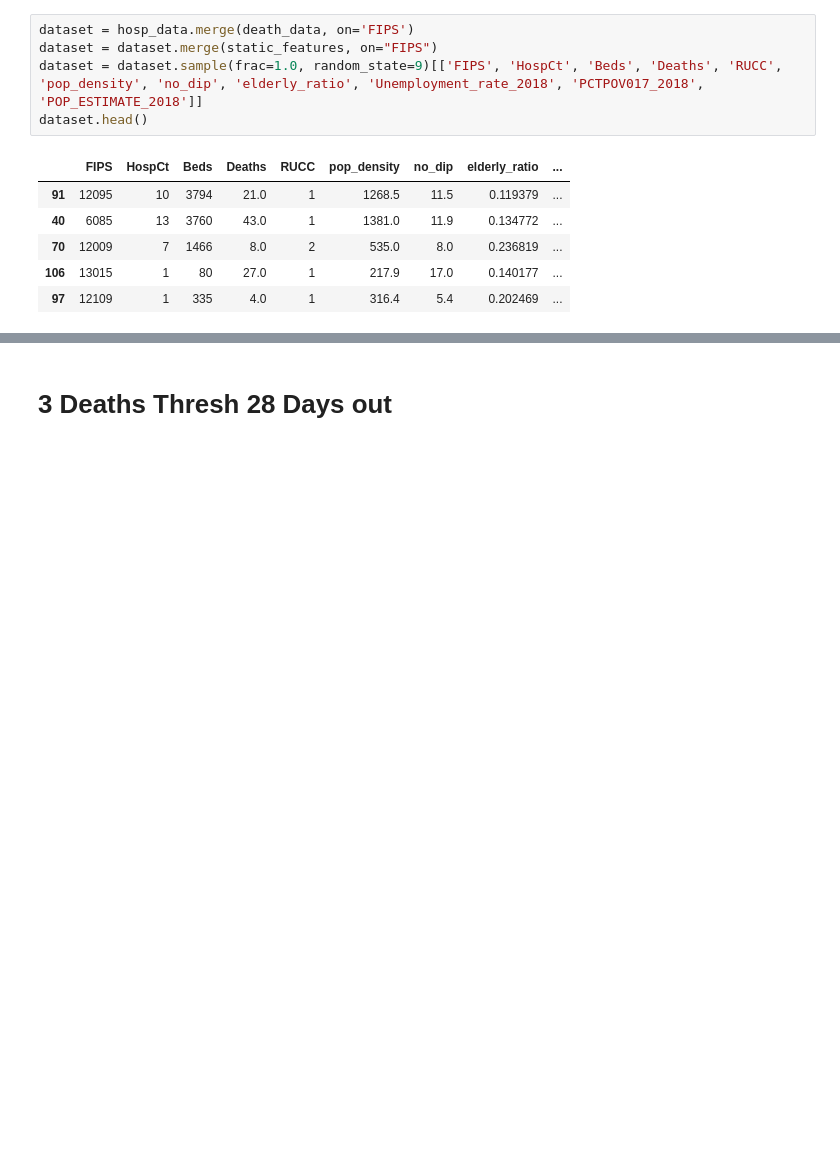
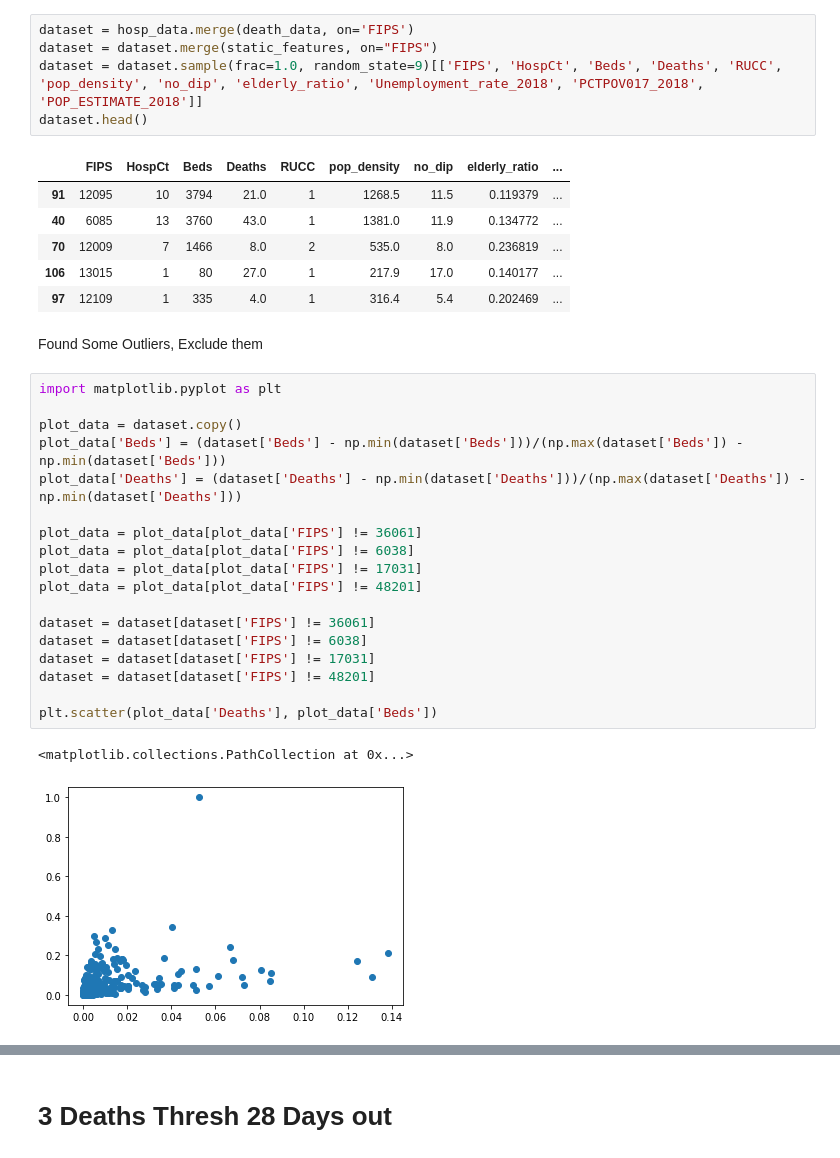
Before and after one commit to jhu-covid-optimization/covid-drivers, a Jupyter notebook: notebooks/Adjacent_Counties_Classifier.ipynb, the cells around one changed output, grey strips where cells are left out. Drawn from its saved outputs; the diff is of its cells as text; blank space fills up the shorter version.

```diff
--- a/notebooks/Adjacent_Counties_Classifier.ipynb
+++ b/notebooks/Adjacent_Counties_Classifier.ipynb
@@ -308,4 +333,27 @@ dataset.head()
 | 70 | 12009 | 7 | 1466 | 8.0 | 2 | 535.0 | 8.0 | 0.236819 | ... |
 | 106 | 13015 | 1 | 80 | 27.0 | 1 | 217.9 | 17.0 | 0.140177 | ... |
 | 97 | 12109 | 1 | 335 | 4.0 | 1 | 316.4 | 5.4 | 0.202469 | ... |
+# %% [markdown]
+Found Some Outliers, Exclude them
+# %%
+import matplotlib.pyplot as plt
+
+plot_data = dataset.copy()
+plot_data['Beds'] = (dataset['Beds'] - np.min(dataset['Beds']))/(np.max(dataset['Beds']) - np.min(dataset['Beds']))
+plot_data['Deaths'] = (dataset['Deaths'] - np.min(dataset['Deaths']))/(np.max(dataset['Deaths']) - np.min(dataset['Deaths']))
+
+plot_data = plot_data[plot_data['FIPS'] != 36061]
+plot_data = plot_data[plot_data['FIPS'] != 6038]
+plot_data = plot_data[plot_data['FIPS'] != 17031]
+plot_data = plot_data[plot_data['FIPS'] != 48201]
+
+dataset = dataset[dataset['FIPS'] != 36061]
+dataset = dataset[dataset['FIPS'] != 6038]
+dataset = dataset[dataset['FIPS'] != 17031]
+dataset = dataset[dataset['FIPS'] != 48201]
+
+plt.scatter(plot_data['Deaths'], plot_data['Beds'])
+# %% [output]
+<matplotlib.collections.PathCollection at 0x...>
+[figure, added]
 # %%
```
Also changed, not shown: parts of 49 cells of this notebook.
